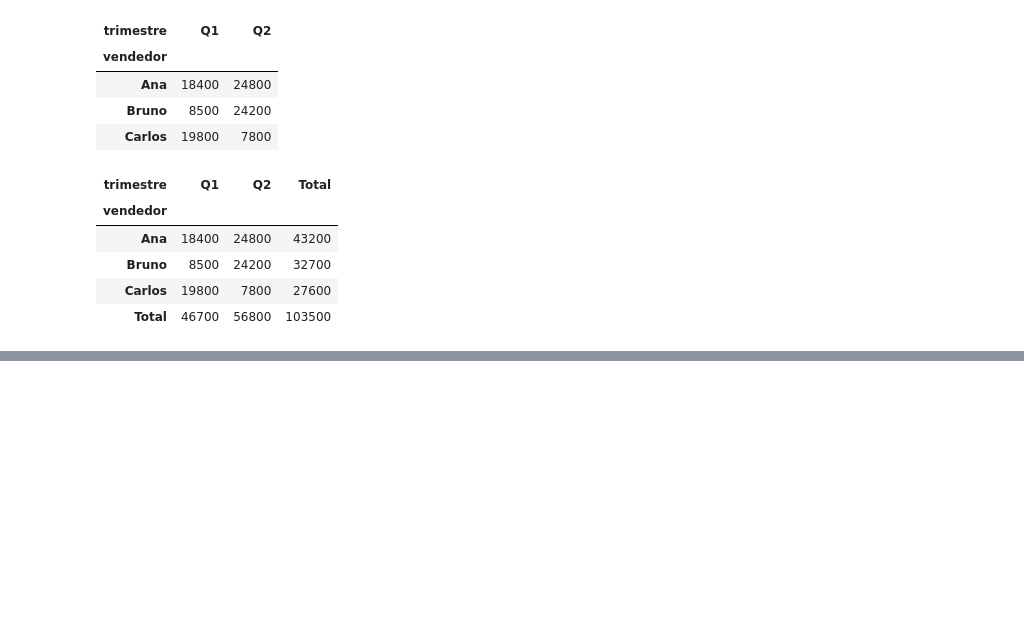
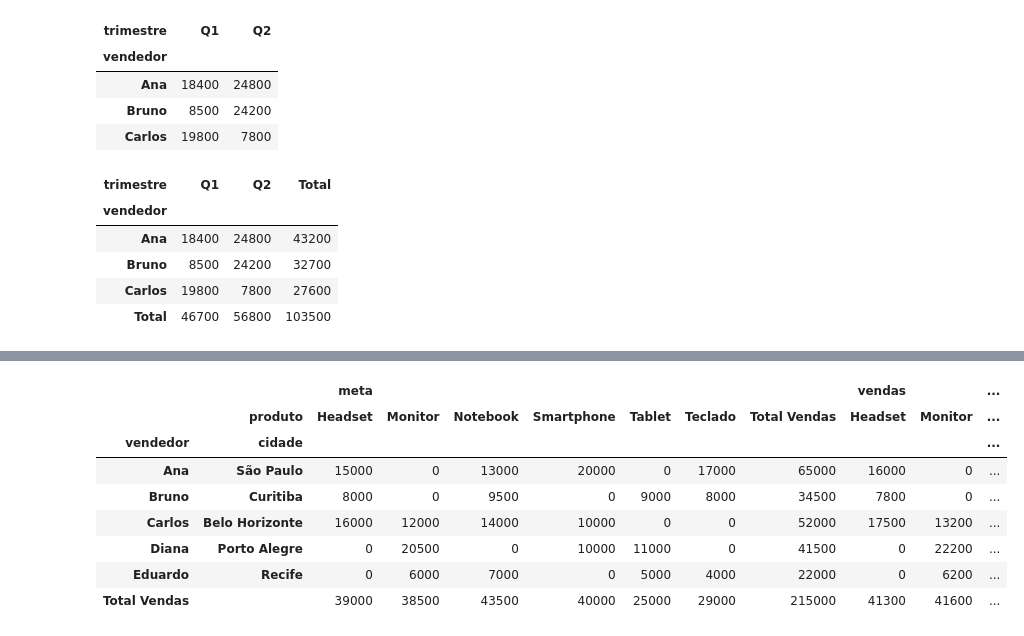
Before and after one commit to agnaldo-gonzaga/Data-Science-Learning, a Jupyter notebook: 02-Python/Notebooks/pandas_pivot_transformacao.ipynb, the cells around one changed output, grey strips where cells are left out. Cells and saved outputs as stored; diff of their text form; code cells hidden in the pictures; blank space fills up the shorter version.

```diff
--- a/02-Python/Notebooks/pandas_pivot_transformacao.ipynb
+++ b/02-Python/Notebooks/pandas_pivot_transformacao.ipynb
@@ -71,0 +159,22 @@ multi_pivot
+# %%
+multi_pivot_vendas = df.pivot_table(
+    index=["vendedor", "cidade"],
+    columns=["produto"],
+    values=["vendas", "meta"],
+    aggfunc="sum",
+    fill_value=0,
+    margins=True,
+    margins_name="Total Vendas"
+)
+
+multi_pivot_vendas
+# %% [output]
+|  |  | meta |  |  |  |  |  |  | vendas |  | ... |
+|  | produto | Headset | Monitor | Notebook | Smartphone | Tablet | Teclado | Total Vendas | Headset | Monitor | ... |
+| vendedor | cidade |  |  |  |  |  |  |  |  |  | ... |
+| Ana | São Paulo | 15000 | 0 | 13000 | 20000 | 0 | 17000 | 65000 | 16000 | 0 | ... |
+| Bruno | Curitiba | 8000 | 0 | 9500 | 0 | 9000 | 8000 | 34500 | 7800 | 0 | ... |
+| Carlos | Belo Horizonte | 16000 | 12000 | 14000 | 10000 | 0 | 0 | 52000 | 17500 | 13200 | ... |
+| Diana | Porto Alegre | 0 | 20500 | 0 | 10000 | 11000 | 0 | 41500 | 0 | 22200 | ... |
+| Eduardo | Recife | 0 | 6000 | 7000 | 0 | 5000 | 4000 | 22000 | 0 | 6200 | ... |
+| Total Vendas |  | 39000 | 38500 | 43500 | 40000 | 25000 | 29000 | 215000 | 41300 | 41600 | ... |
```
Also changed, not shown: parts of 7 cells of this notebook.
